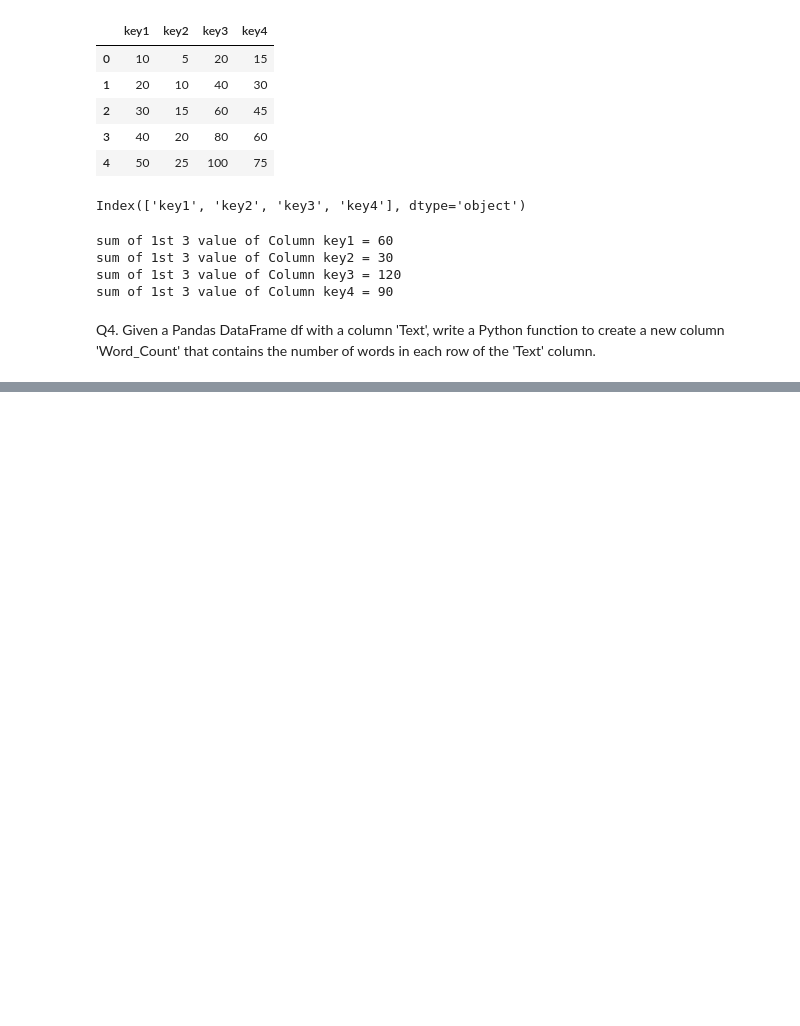
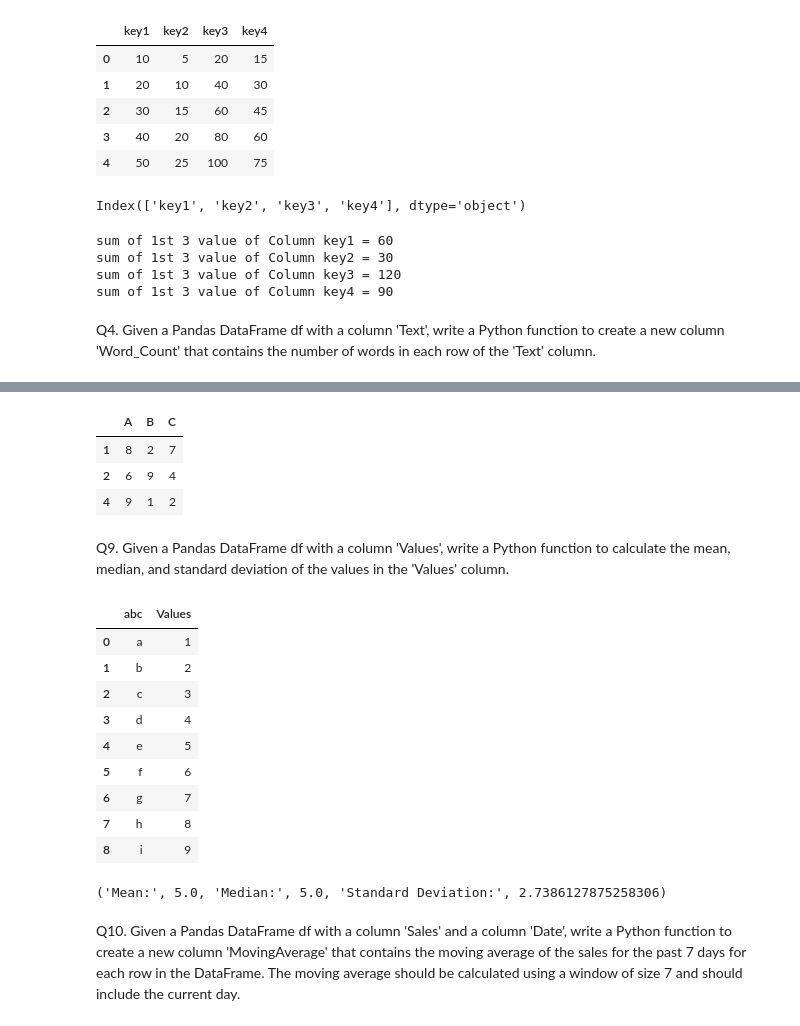
Before and after one commit to poojav5475/My_Assignment, a Jupyter notebook: padas_adv1.ipynb, the cells around one changed output, grey strips where cells are left out. Cells and saved outputs as stored; diff of their text form; code cells hidden in the pictures; blank space fills up the shorter version.

```diff
--- a/padas_adv1.ipynb
+++ b/padas_adv1.ipynb
@@ -153,0 +303,10 @@ df3 = pd.DataFrame(
+# %%
+result_df
+# %% [output]
+|  | A | B | C |
+| 1 | 8 | 2 | 7 |
+| 2 | 6 | 9 | 4 |
+| 4 | 9 | 1 | 2 |
+# %% [markdown]
+Q9. Given a Pandas DataFrame df with a column 'Values', write a Python function to calculate the mean,
+median, and standard deviation of the values in the 'Values' column.
@@ -153,0 +320,25 @@ df3 = pd.DataFrame(
+# %%
+df1 = pd.DataFrame({'abc':['a','b','c','d','e','f','g','h','i'],
+                   'Values':[1,2,3,4,5,6,7,8,9]})
+# %%
+df1
+# %% [output]
+|  | abc | Values |
+| 0 | a | 1 |
+| 1 | b | 2 |
+| 2 | c | 3 |
+| 3 | d | 4 |
+| 4 | e | 5 |
+| 5 | f | 6 |
+| 6 | g | 7 |
+| 7 | h | 8 |
+| 8 | i | 9 |
+# %%
+test(df1, col_name = 'Values')
+# %% [output]
+('Mean:', 5.0, 'Median:', 5.0, 'Standard Deviation:', 2.7386127875258306)
+# %% [markdown]
+Q10. Given a Pandas DataFrame df with a column 'Sales' and a column 'Date', write a Python function to
+create a new column 'MovingAverage' that contains the moving average of the sales for the past 7 days
+for each row in the DataFrame. The moving average should be calculated using a window of size 7 and
+should include the current day.
```
Also changed, not shown: parts of 48 cells of this notebook.
